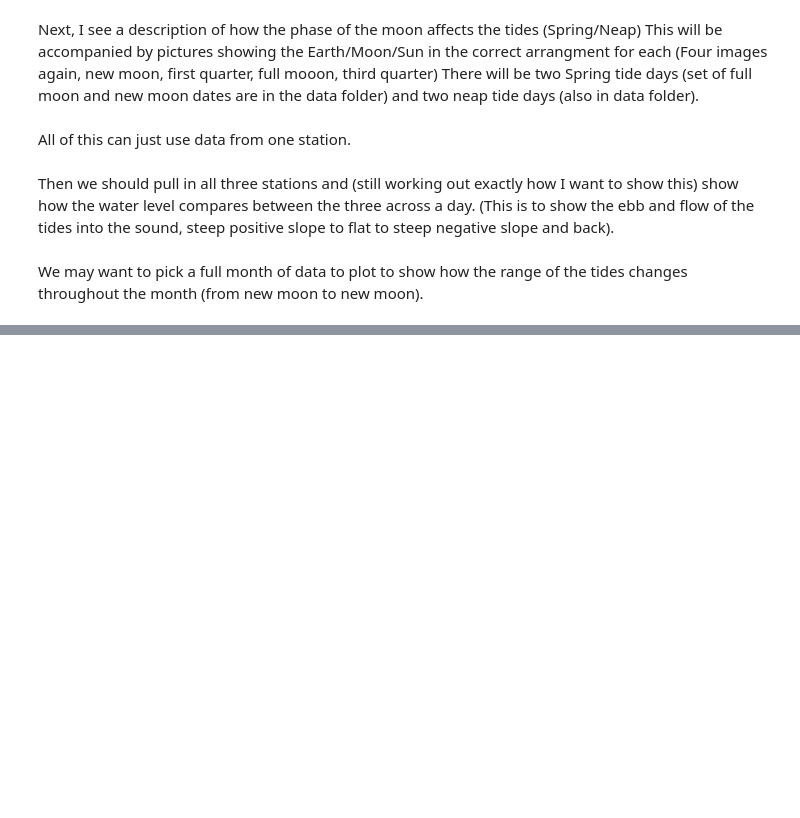
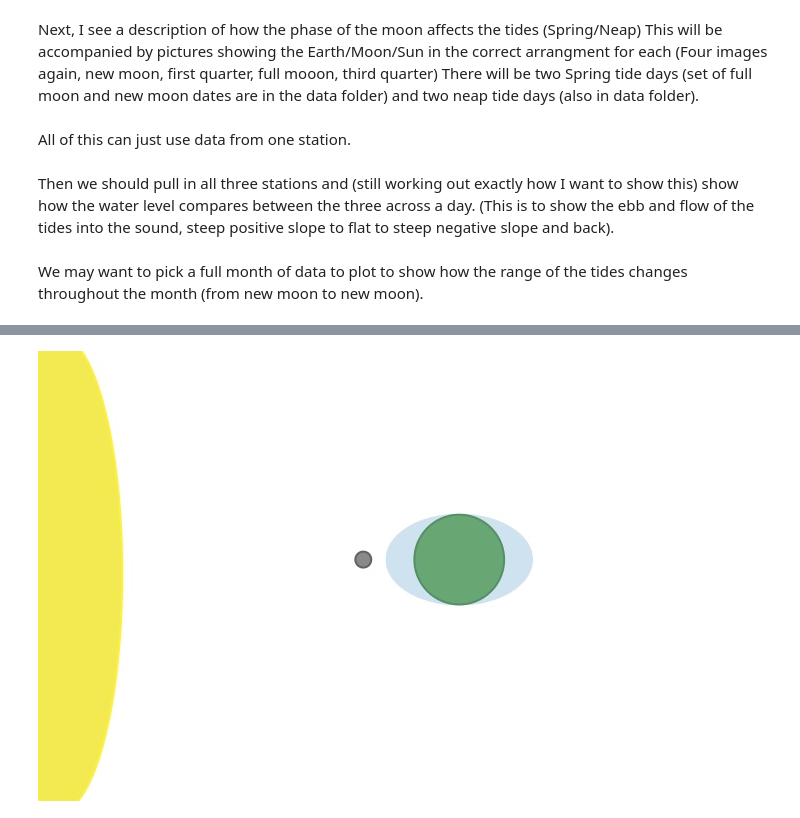
Before and after one commit to mguerrap/tydal, a Jupyter notebook: analysis/Module1_Tides.ipynb, the cells around one changed output, grey strips where cells are left out. Saved outputs shown, nothing was run; the diff lists cells and outputs as text; code cells hidden in the pictures; blank space fills up the shorter version.

```diff
--- a/analysis/Module1_Tides.ipynb
+++ b/analysis/Module1_Tides.ipynb
@@ -16,0 +22,4 @@ We may want to pick a full month of data to plot to show how the range of the ti
+# %%
+Image ("../Figures/NewMoon.jpg")
+# %% [output]
+[figure, added]
```
Also changed, not shown: parts of 4 cells of this notebook.
